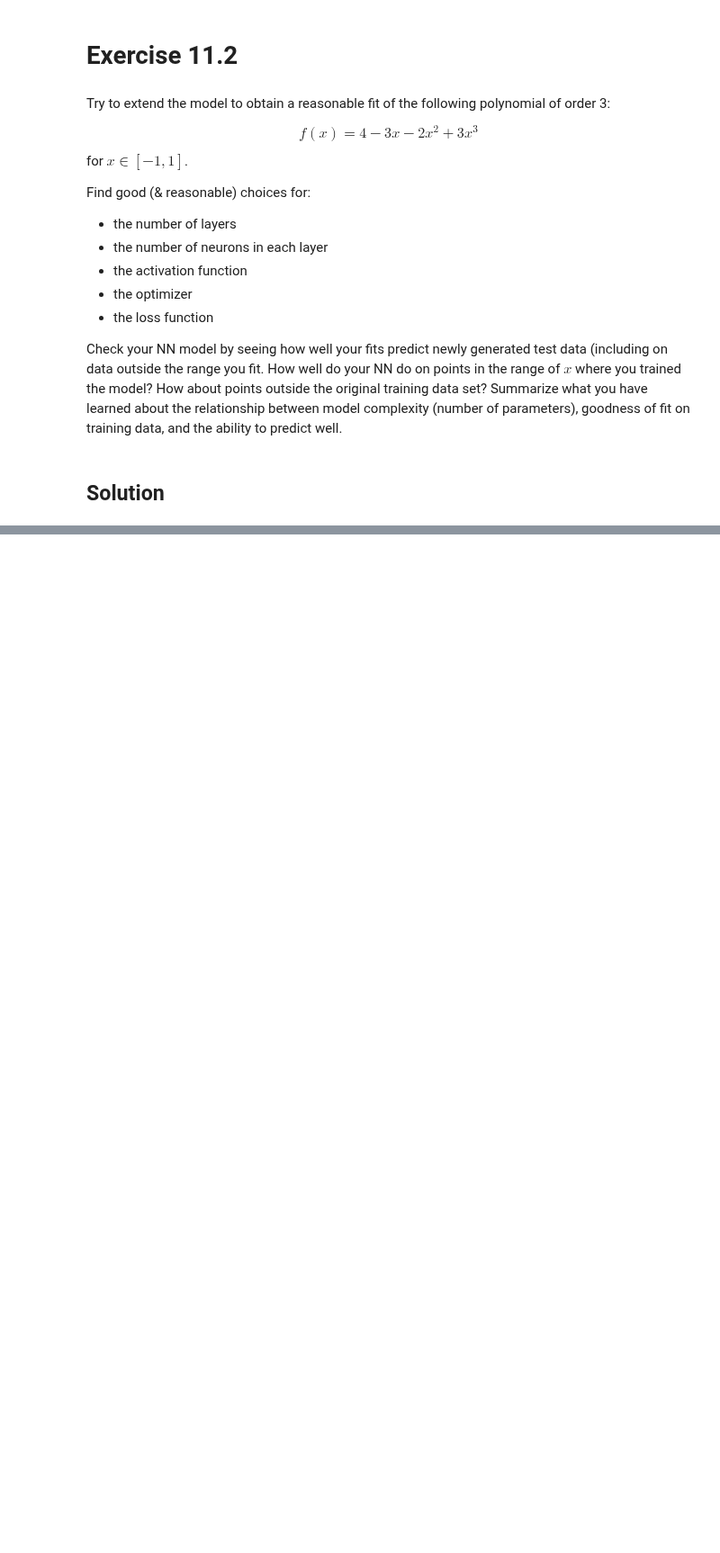
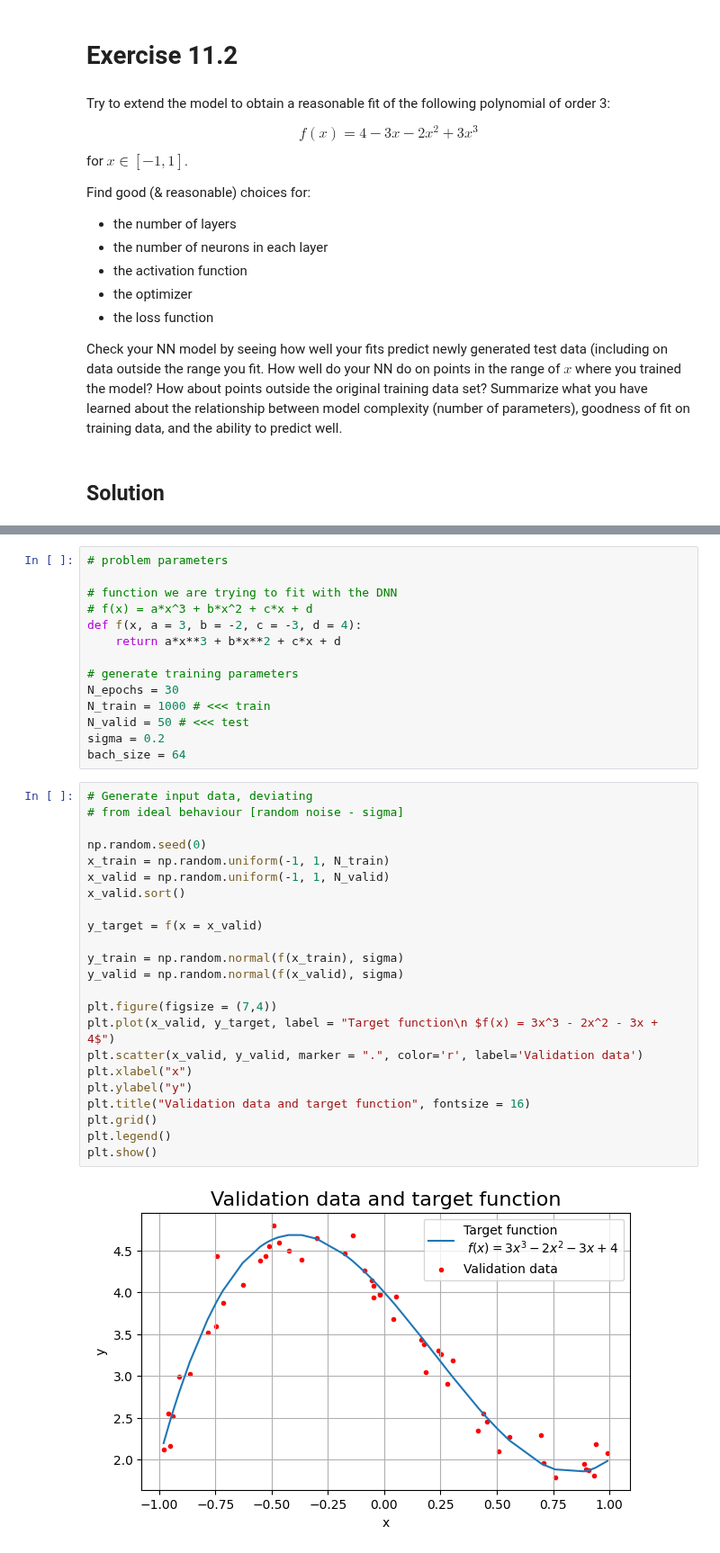
Before and after one commit to tommasoperitoree/Numerical_Simulation_Laboratory, a Jupyter notebook: LSN_11/LSN_11.2.ipynb, the cells around one changed output, grey strips where cells are left out. Shown at 90% size. Saved outputs shown, nothing was run; the diff lists cells and outputs as text; blank space fills up the shorter version.

```diff
--- a/LSN_11/LSN_11.2.ipynb
+++ b/LSN_11/LSN_11.2.ipynb
@@ -209,0 +49,39 @@ plt.show()
+# %%
+# problem parameters
+
+# function we are trying to fit with the DNN
+# f(x) = a*x^3 + b*x^2 + c*x + d
+def f(x, a = 3, b = -2, c = -3, d = 4):
+    return a*x**3 + b*x**2 + c*x + d
+
+# generate training parameters
+N_epochs = 30
+N_train = 1000 # <<< train
+N_valid = 50 # <<< test
+sigma = 0.2
+bach_size = 64
+# %%
+# Generate input data, deviating
+# from ideal behaviour [random noise - sigma]
+
+np.random.seed(0)
+x_train = np.random.uniform(-1, 1, N_train)
+x_valid = np.random.uniform(-1, 1, N_valid)
+x_valid.sort()
+
+y_target = f(x = x_valid)
+
+y_train = np.random.normal(f(x_train), sigma)
+y_valid = np.random.normal(f(x_valid), sigma)
+
+plt.figure(figsize = (7,4))
+plt.plot(x_valid, y_target, label = "Target function\n $f(x) = 3x^3 - 2x^2 - 3x + 4$")
+plt.scatter(x_valid, y_valid, marker = ".", color='r', label='Validation data')
+plt.xlabel("x")
+plt.ylabel("y")
+plt.title("Validation data and target function", fontsize = 16)
+plt.grid()
+plt.legend()
+plt.show()
+# %% [output]
+[figure, added]
```
Also changed, not shown: parts of 16 cells of this notebook, 1 other file.
